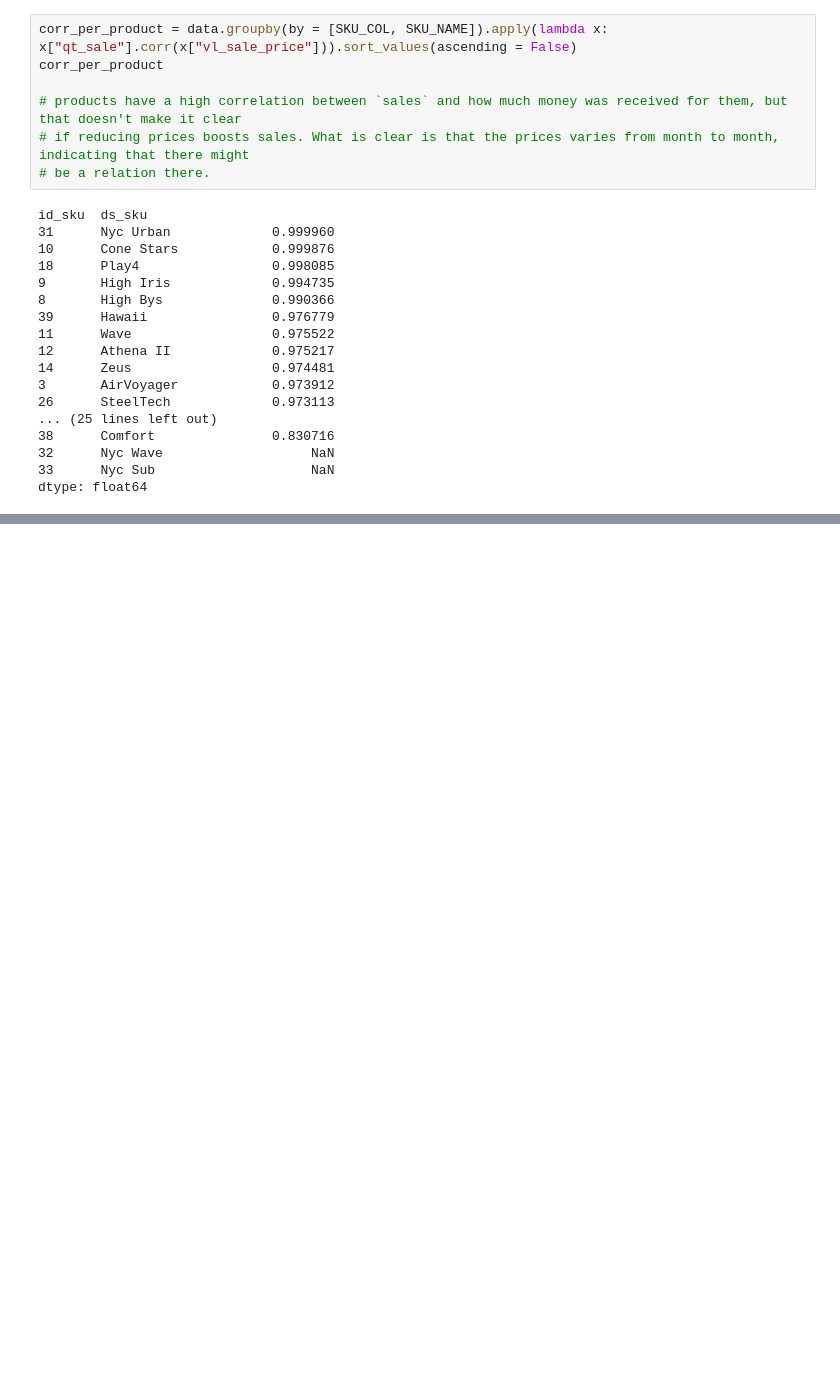
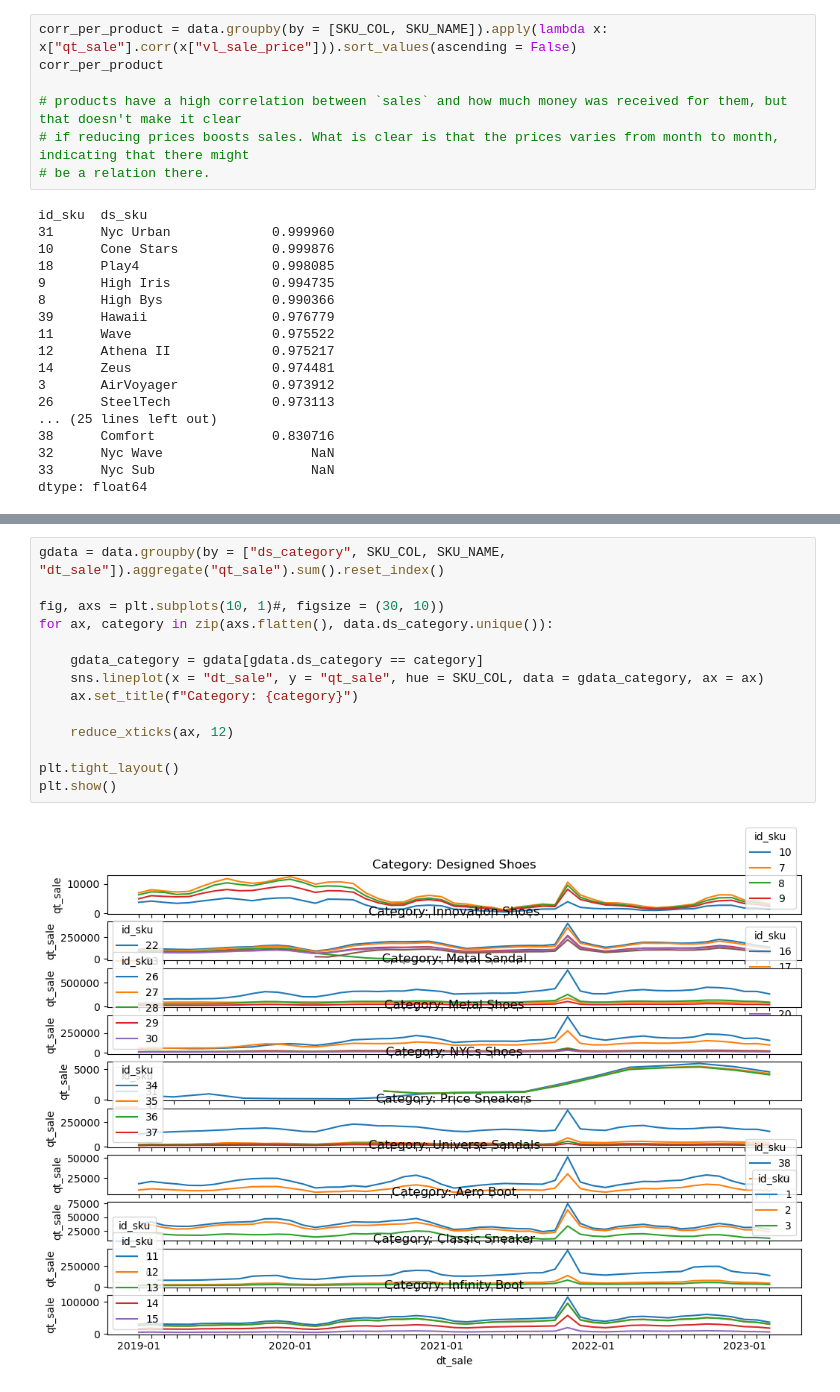
Before and after one commit to felipewhitaker/vai-conecta, a Jupyter notebook: src/analysis/notebook.ipynb, the cells around one changed output, grey strips where cells are left out. Saved outputs shown, nothing was run; the diff lists cells and outputs as text; blank space fills up the shorter version.

Commit message:
Add `qt_sale` per category per month

```diff
--- a/src/analysis/notebook.ipynb
+++ b/src/analysis/notebook.ipynb
@@ -247,0 +261,16 @@ dtype: float64
+# %%
+gdata = data.groupby(by = ["ds_category", SKU_COL, SKU_NAME, "dt_sale"]).aggregate("qt_sale").sum().reset_index()
+
+fig, axs = plt.subplots(10, 1)#, figsize = (30, 10))
+for ax, category in zip(axs.flatten(), data.ds_category.unique()):
+
+    gdata_category = gdata[gdata.ds_category == category]
+    sns.lineplot(x = "dt_sale", y = "qt_sale", hue = SKU_COL, data = gdata_category, ax = ax)
+    ax.set_title(f"Category: {category}")
+
+    reduce_xticks(ax, 12)
+
+plt.tight_layout()
+plt.show()
+# %% [output]
+[figure, added]
```
Also changed, not shown: parts of 5 cells of this notebook.
